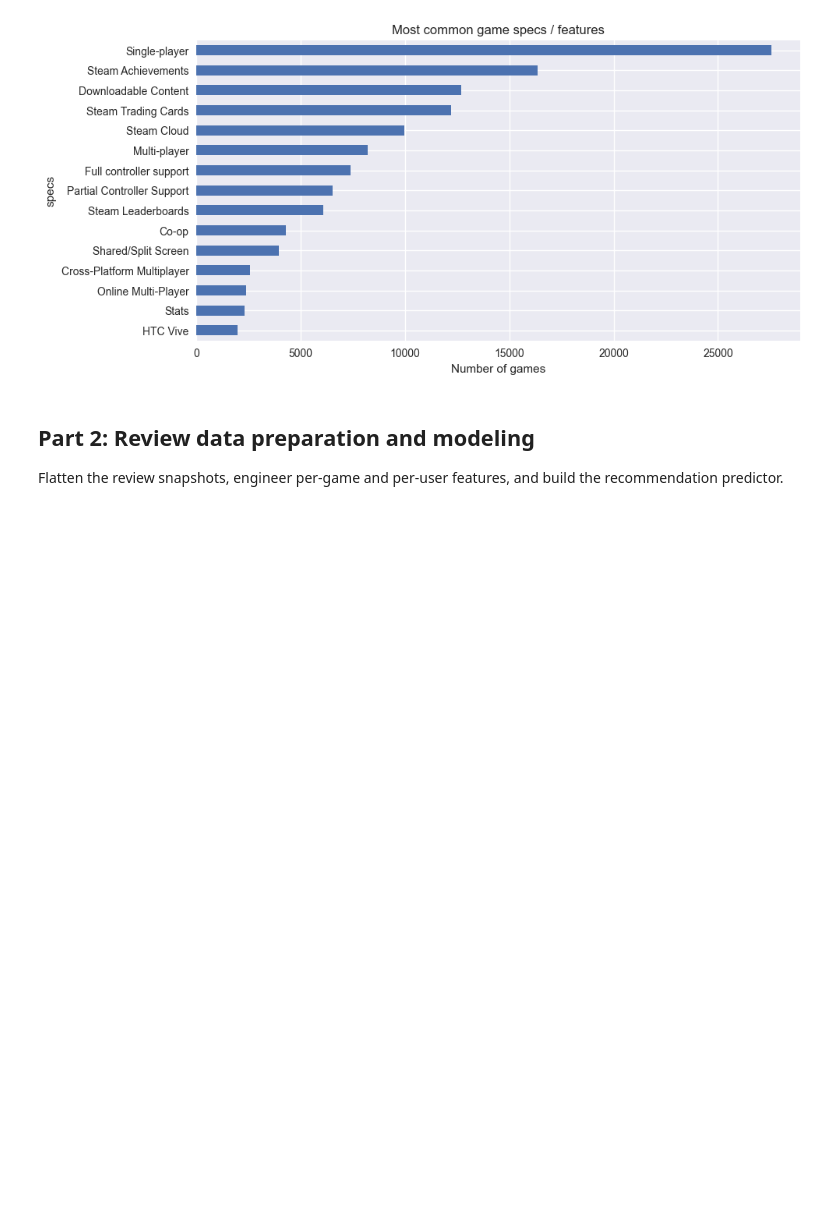
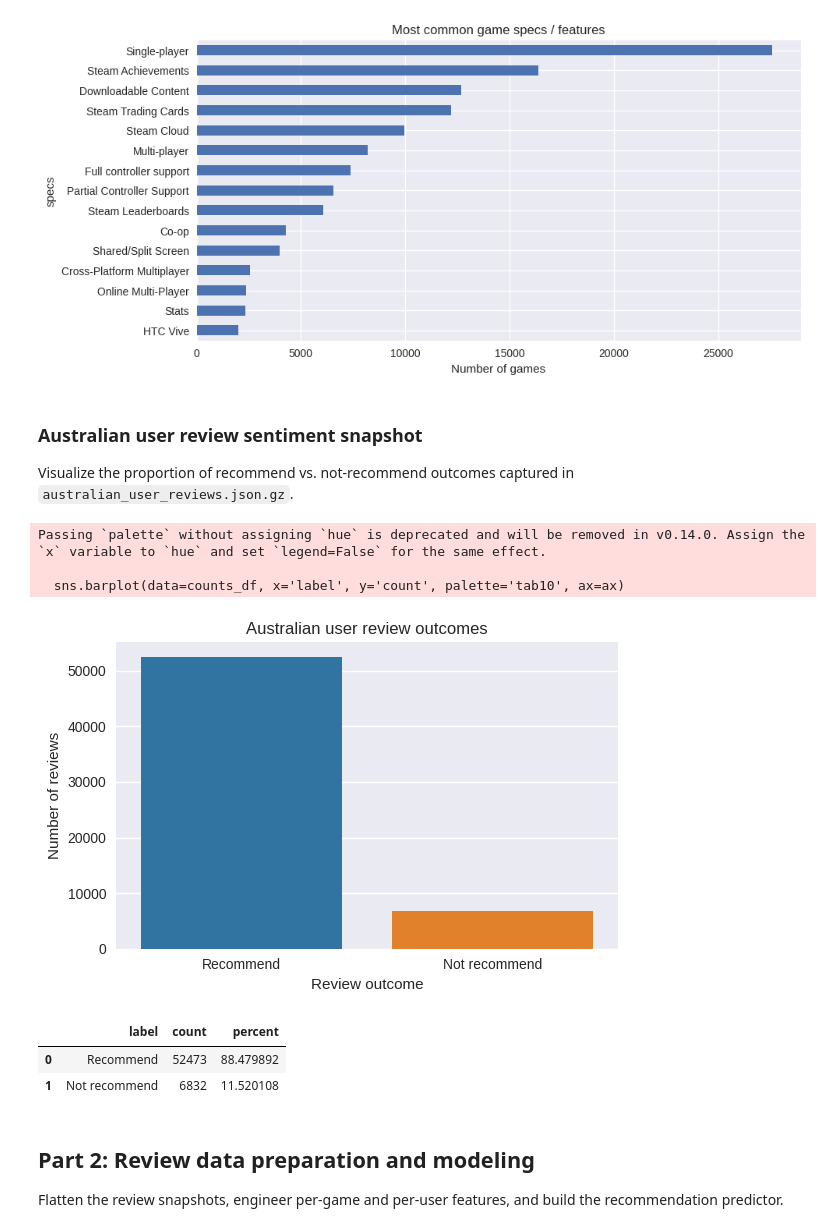
Before and after one commit to Yin-Y-M/CSE-158-Assignment-2, a Jupyter notebook: recommend.ipynb, the cells around one changed output. Cells and saved outputs as stored; diff of their text form; code cells hidden in the pictures; blank space fills up the shorter version.

```diff
--- a/recommend.ipynb
+++ b/recommend.ipynb
@@ -232,6 +228,49 @@ ax.set_title('Most common game specs / features')
 plt.show()
 # %% [output]
 [figure]
+# %% [markdown]
+### Australian user review sentiment snapshot
+
+Visualize the proportion of recommend vs. not-recommend outcomes captured in `australian_user_reviews.json.gz`.
+# %%
+from collections import Counter
+
+review_counts = Counter()
+reviews_path = Path('data/australian_user_reviews.json.gz')
+with gzip.open(reviews_path, 'rt', encoding='utf-8') as f:
+    for line in f:
+        line = line.strip()
+        if not line:
+            continue
+        entry = ast.literal_eval(line)
+        for review in entry.get('reviews', []):
+            label = 'Recommend' if review.get('recommend') else 'Not recommend'
+            review_counts[label] += 1
+
+counts_df = (pd.DataFrame([
+    {'label': k, 'count': v} for k, v in review_counts.items()
+])
+.assign(percent=lambda d: d['count'] / d['count'].sum() * 100)
+    .sort_values('count', ascending=False)
+)
+
+fig, ax = plt.subplots(figsize=(6, 4))
+sns.barplot(data=counts_df, x='label', y='count', palette='tab10', ax=ax)
+ax.set_title('Australian user review outcomes')
+ax.set_xlabel('Review outcome')
+ax.set_ylabel('Number of reviews')
+# ax.bar_label(ax.containers[0], labels=[f"{row['count']:,}({row['percent']:.1f}%)" for _, row in counts_df.iterrows()])
+plt.tight_layout()
+plt.show()
+counts_df
+# %% [output]
+Passing `palette` without assigning `hue` is deprecated and will be removed in v0.14.0. Assign the `x` variable to `hue` and set `legend=False` for the same effect.
+
+  sns.barplot(data=counts_df, x='label', y='count', palette='tab10', ax=ax)
+[figure, added]
+|  | label | count | percent |
+| 0 | Recommend | 52473 | 88.479892 |
+| 1 | Not recommend | 6832 | 11.520108 |
 # %% [markdown]
 ## Part 2: Review data preparation and modeling
 
```
Also changed, not shown: parts of 8 cells of this notebook.
